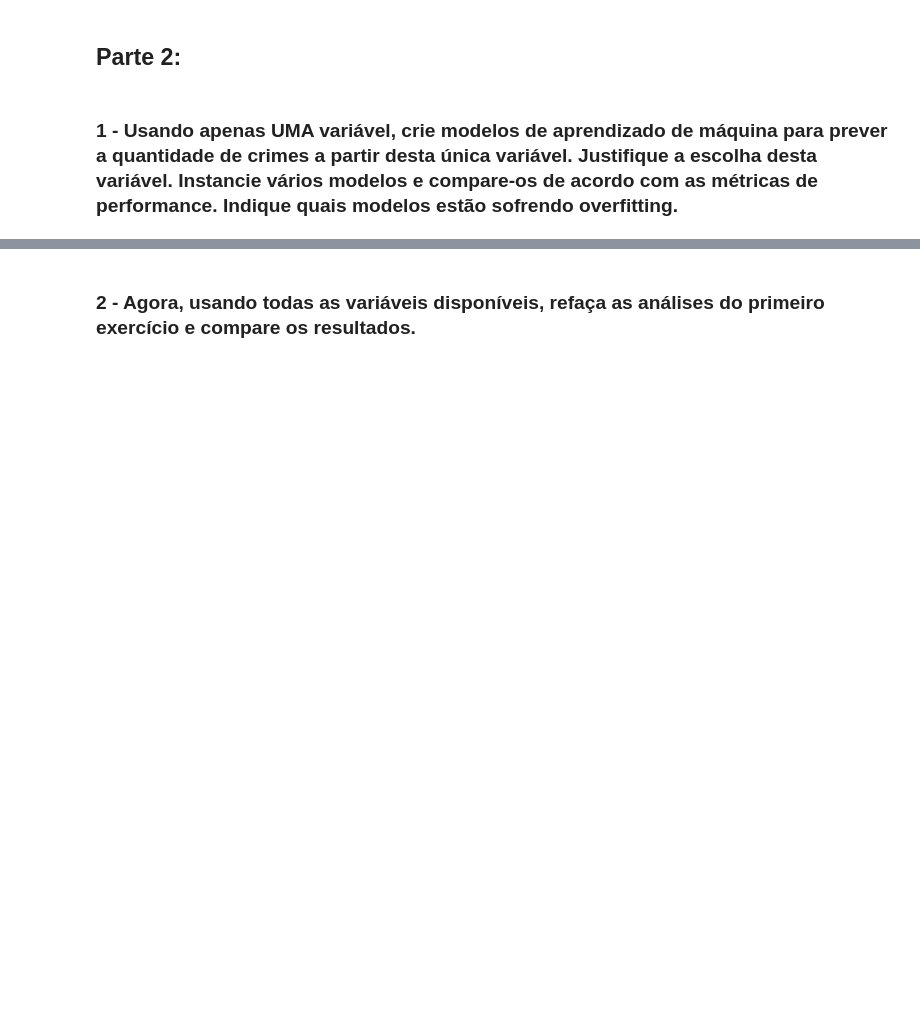
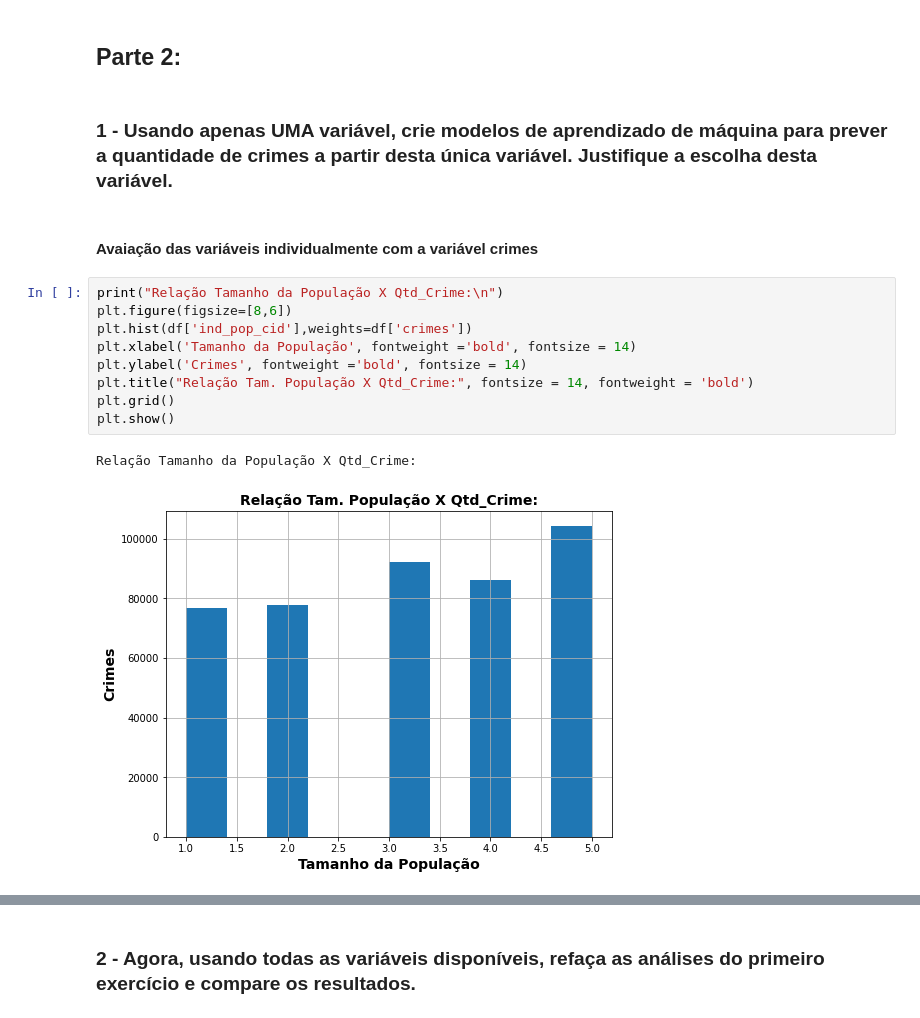
Before and after one commit to cicerooficial/data-science-mentorama, a Jupyter notebook: data-science-beginner/Exercicios/Exercicio_Modulo8/Módulo 8 - Fundamentos de Machine Learning - Exercício.ipynb, the cells around one changed output, grey strips where cells are left out. Drawn from its saved outputs; the diff is of its cells as text; blank space fills up the shorter version.

```diff
--- a/data-science-beginner/Exercicios/Exercicio_Modulo8/Módulo 8 - Fundamentos de Machine Learning - Exercício.ipynb
+++ b/data-science-beginner/Exercicios/Exercicio_Modulo8/Módulo 8 - Fundamentos de Machine Learning - Exercício.ipynb
@@ -125,4 +128,18 @@ df_treino.reset_index(drop=True)
 # %% [markdown]
 ## Parte 2:
 # %% [markdown]
-### 1 - Usando __apenas UMA variável__, crie modelos de aprendizado de máquina para prever a quantidade de crimes a partir desta única variável. Justifique a escolha desta variável. Instancie vários modelos e compare-os de acordo com as métricas de performance. Indique quais modelos estão sofrendo overfitting.
+### 1 - Usando __apenas UMA variável__, crie modelos de aprendizado de máquina para prever a quantidade de crimes a partir desta única variável. Justifique a escolha desta variável.
+# %% [markdown]
+#### Avaiação das variáveis individualmente com a variável crimes
+# %%
+print("Relação Tamanho da População X Qtd_Crime:\n")
+plt.figure(figsize=[8,6])
+plt.hist(df['ind_pop_cid'],weights=df['crimes'])
+plt.xlabel('Tamanho da População', fontweight ='bold', fontsize = 14)
+plt.ylabel('Crimes', fontweight ='bold', fontsize = 14)
+plt.title("Relação Tam. População X Qtd_Crime:", fontsize = 14, fontweight = 'bold')
+plt.grid()
+plt.show()
+# %% [output]
+Relação Tamanho da População X Qtd_Crime:
+[figure, added]
```
Also changed, not shown: parts of 73 cells of this notebook.
